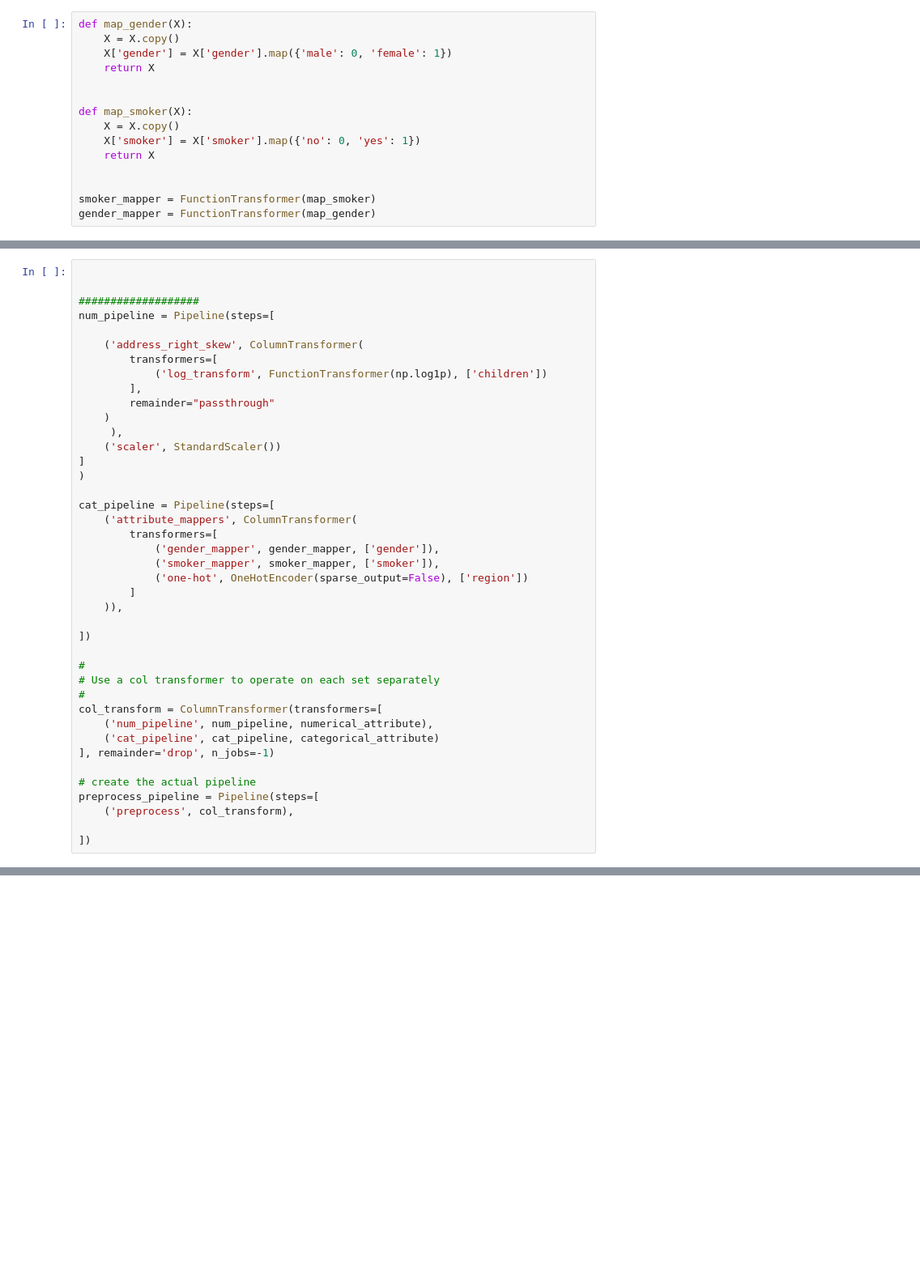
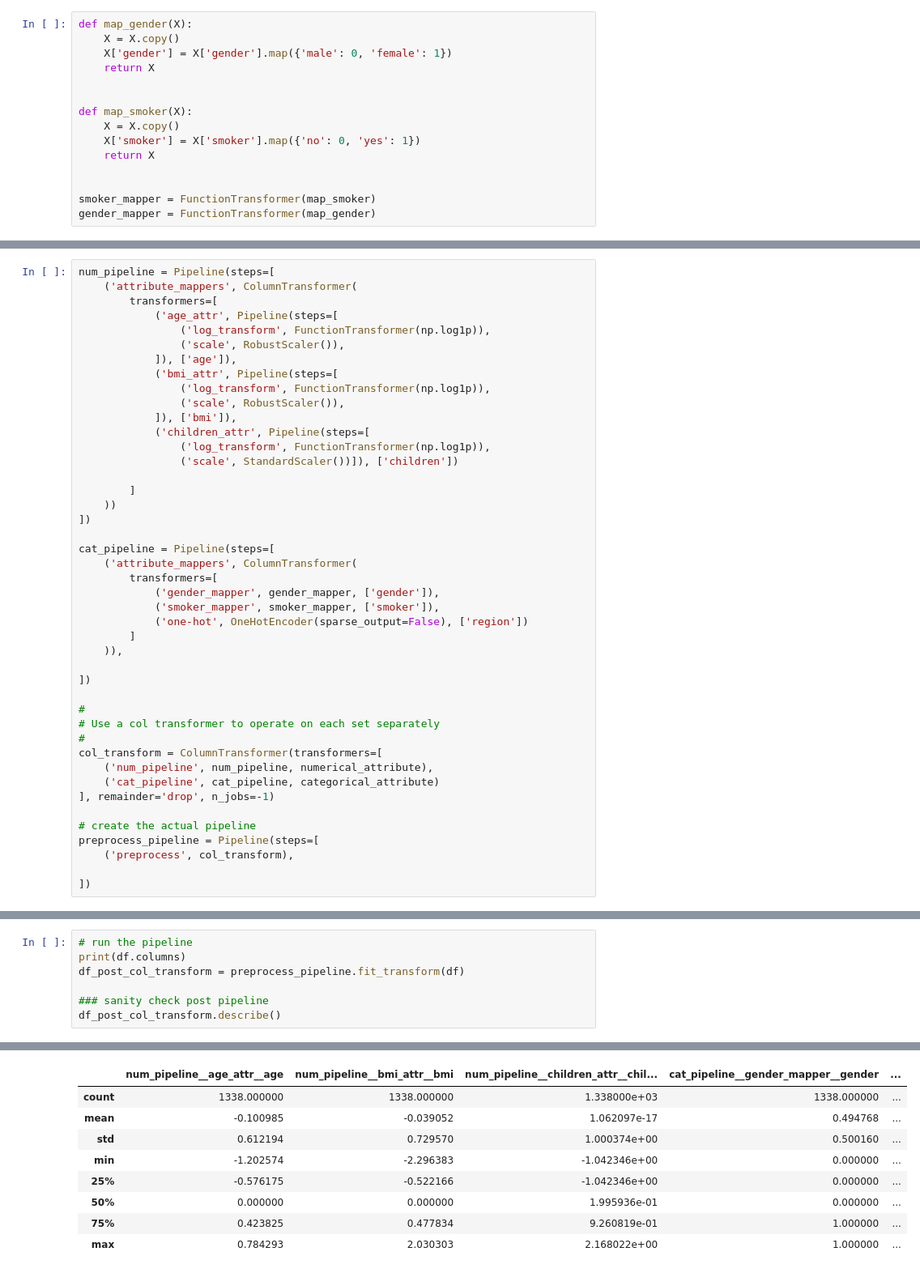
Before and after one commit to qaz73/ULAssignment-3, a Jupyter notebook: etivity3_classification.ipynb, the cells around one changed output, grey strips where cells are left out. Shown: that part at 81% size. Saved outputs shown, nothing was run; the diff lists cells and outputs as text; blank space fills up the shorter version.

```diff
--- a/etivity3_classification.ipynb
+++ b/etivity3_classification.ipynb
@@ -190,19 +233,22 @@ gender_mapper = FunctionTransformer(map_gender)
 # %%
+num_pipeline = Pipeline(steps=[
+	('attribute_mappers', ColumnTransformer(
+		transformers=[
+			('age_attr', Pipeline(steps=[
+				('log_transform', FunctionTransformer(np.log1p)),
+				('scale', RobustScaler()),
+			]), ['age']),
+			('bmi_attr', Pipeline(steps=[
+				('log_transform', FunctionTransformer(np.log1p)),
+				('scale', RobustScaler()),
+			]), ['bmi']),
+			('children_attr', Pipeline(steps=[
+				('log_transform', FunctionTransformer(np.log1p)),
+				('scale', StandardScaler())]), ['children'])
 
-
-###################
-num_pipeline = Pipeline(steps=[
-
-	('address_right_skew', ColumnTransformer(
-		transformers=[
-			('log_transform', FunctionTransformer(np.log1p), ['children'])
-		],
-		remainder="passthrough"
-	)
-	 ),
-	('scaler', StandardScaler())
-]
-)
+		]
+	))
+])
 
 cat_pipeline = Pipeline(steps=[
 	('attribute_mappers', ColumnTransformer(
@@ -230,0 +280,8 @@ preprocess_pipeline = Pipeline(steps=[
+# %%
+# run the pipeline
+print(df.columns)
+df_post_col_transform = preprocess_pipeline.fit_transform(df)
+
+### sanity check post pipeline
+df_post_col_transform.describe()
+# %% [output]
@@ -230,0 +291,9 @@ preprocess_pipeline = Pipeline(steps=[
+|  | num_pipeline__age_attr__age | num_pipeline__bmi_attr__bmi | num_pipeline__children_attr__chil... | cat_pipeline__gender_mapper__gender | ... |
+| count | 1338.000000 | 1338.000000 | 1.338000e+03 | 1338.000000 | ... |
+| mean | -0.100985 | -0.039052 | 1.062097e-17 | 0.494768 | ... |
+| std | 0.612194 | 0.729570 | 1.000374e+00 | 0.500160 | ... |
+| min | -1.202574 | -2.296383 | -1.042346e+00 | 0.000000 | ... |
+| 25% | -0.576175 | -0.522166 | -1.042346e+00 | 0.000000 | ... |
+| 50% | 0.000000 | 0.000000 | 1.995936e-01 | 0.000000 | ... |
+| 75% | 0.423825 | 0.477834 | 9.260819e-01 | 1.000000 | ... |
+| max | 0.784293 | 2.030303 | 2.168022e+00 | 1.000000 | ... |
```
Also changed, not shown: parts of 31 cells of this notebook.
